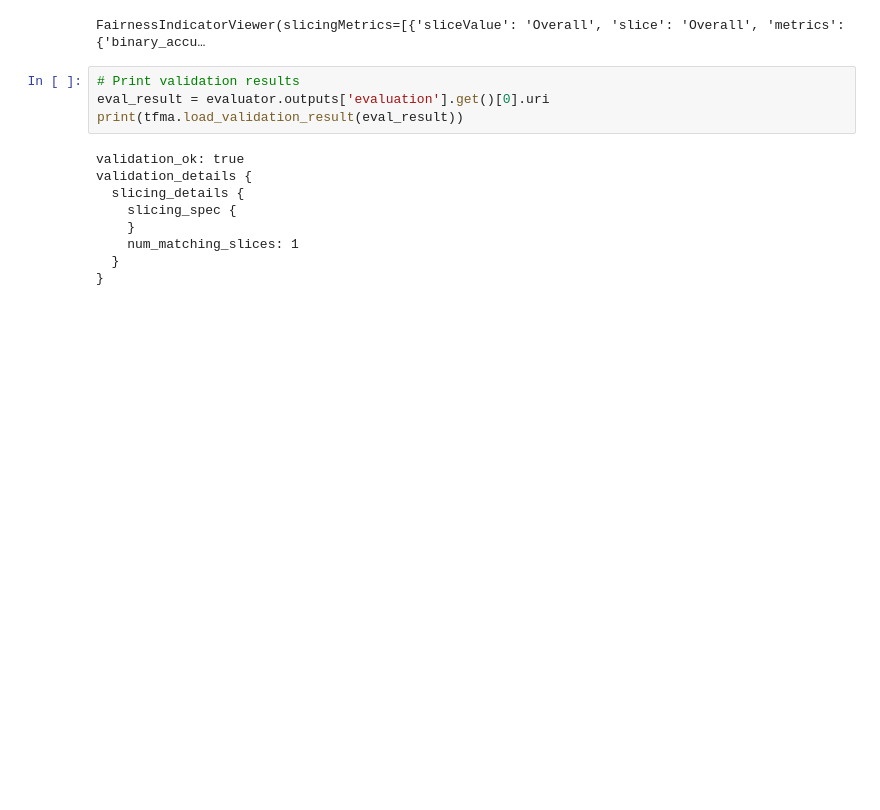
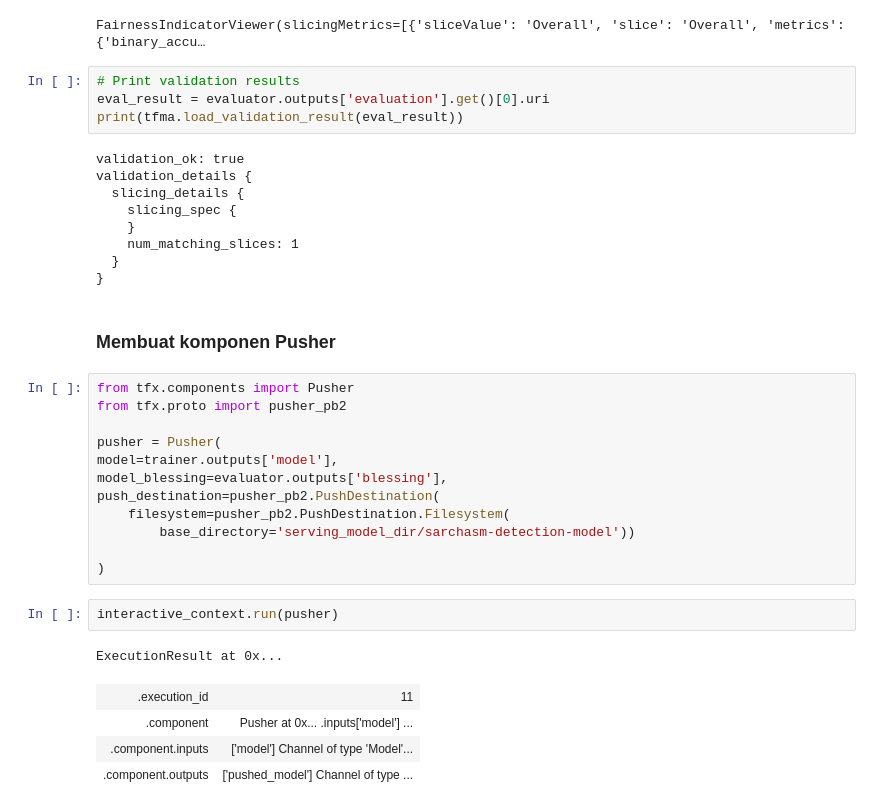
Before and after one commit to dicodingacademy/a443-MLOps-ML-Pipeline, a Jupyter notebook: notebook.ipynb, the cells around one changed output. Drawn from its saved outputs; the diff is of its cells as text; blank space fills up the shorter version.

Commit message:
update and build model serving

```diff
--- a/notebook.ipynb
+++ b/notebook.ipynb
@@ -485,3 +485,25 @@ validation_details {
     num_matching_slices: 1
   }
 }
+# %% [markdown]
+### Membuat komponen Pusher
+# %%
+from tfx.components import Pusher
+from tfx.proto import pusher_pb2
+
+pusher = Pusher(
+model=trainer.outputs['model'],
+model_blessing=evaluator.outputs['blessing'],
+push_destination=pusher_pb2.PushDestination(
+    filesystem=pusher_pb2.PushDestination.Filesystem(
+        base_directory='serving_model_dir/sarchasm-detection-model'))
+
+)
+# %%
+interactive_context.run(pusher)
+# %% [output]
+ExecutionResult at 0x...
+| .execution_id | 11 |
+| .component | Pusher at 0x... .inputs['model'] ... |
+| .component.inputs | ['model'] Channel of type 'Model'... |
+| .component.outputs | ['pushed_model'] Channel of type ... |
```
Also changed, not shown: 4 other files.
